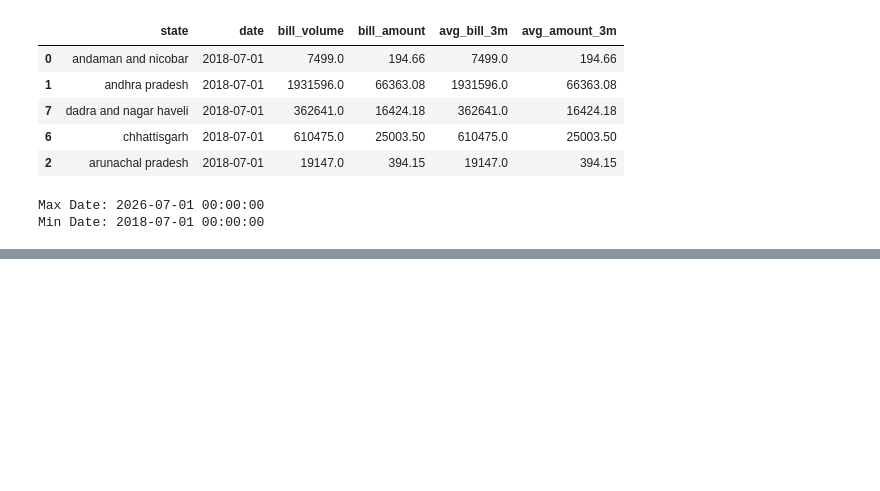
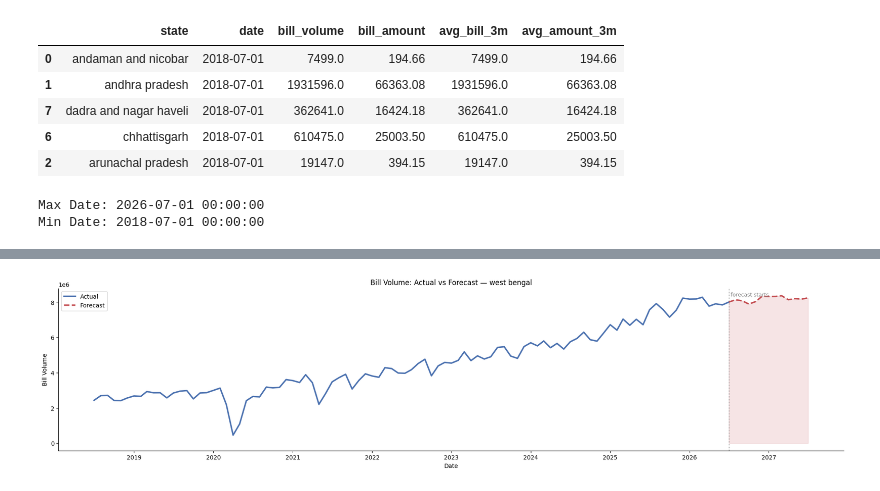
Before and after one commit to IamRaNo/india-logistics-hub-optimizer, a Jupyter notebook: jupyter notebooks/01_forecasting.ipynb, the cells around one changed output, grey strips where cells are left out. Drawn from its saved outputs; the diff is of its cells as text; code cells hidden in the pictures; blank space fills up the shorter version.

```diff
--- a/jupyter notebooks/01_forecasting.ipynb
+++ b/jupyter notebooks/01_forecasting.ipynb
@@ -201,0 +315,4 @@ Min Date: 2018-07-01 00:00:00
+# %%
+plot_forecast('west bengal')
+# %% [output]
+[figure, added]
```
Also changed, not shown: parts of 12 cells of this notebook, 2 other files.
